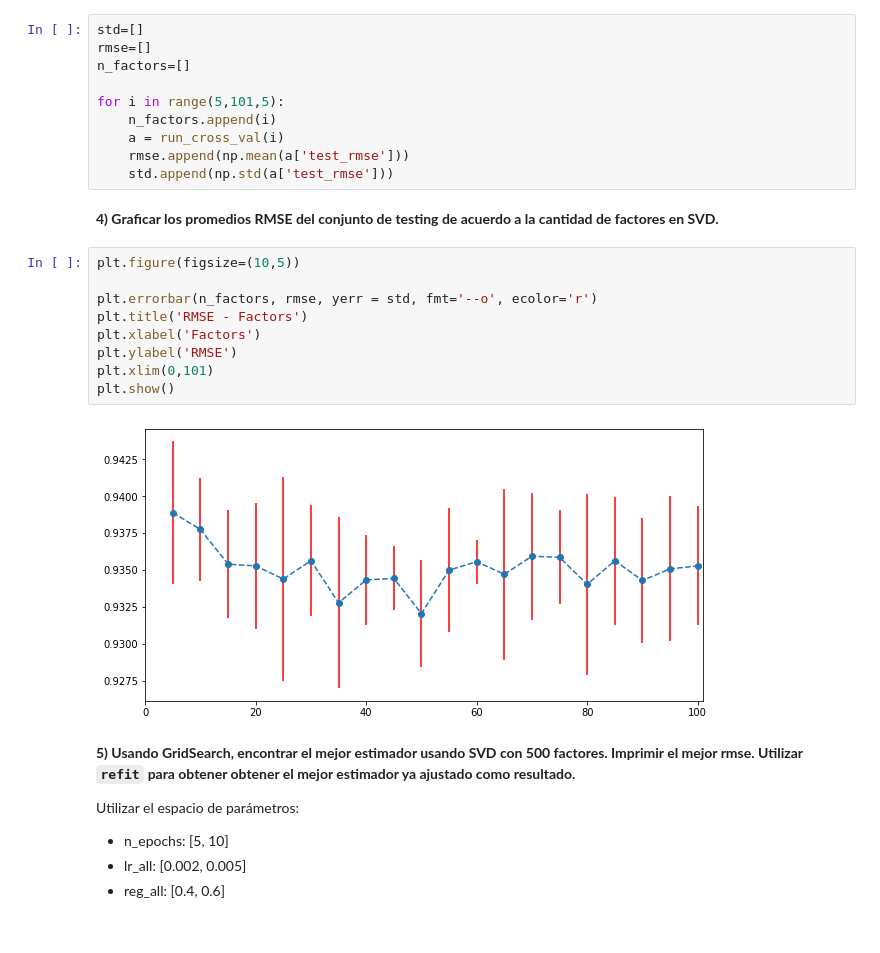
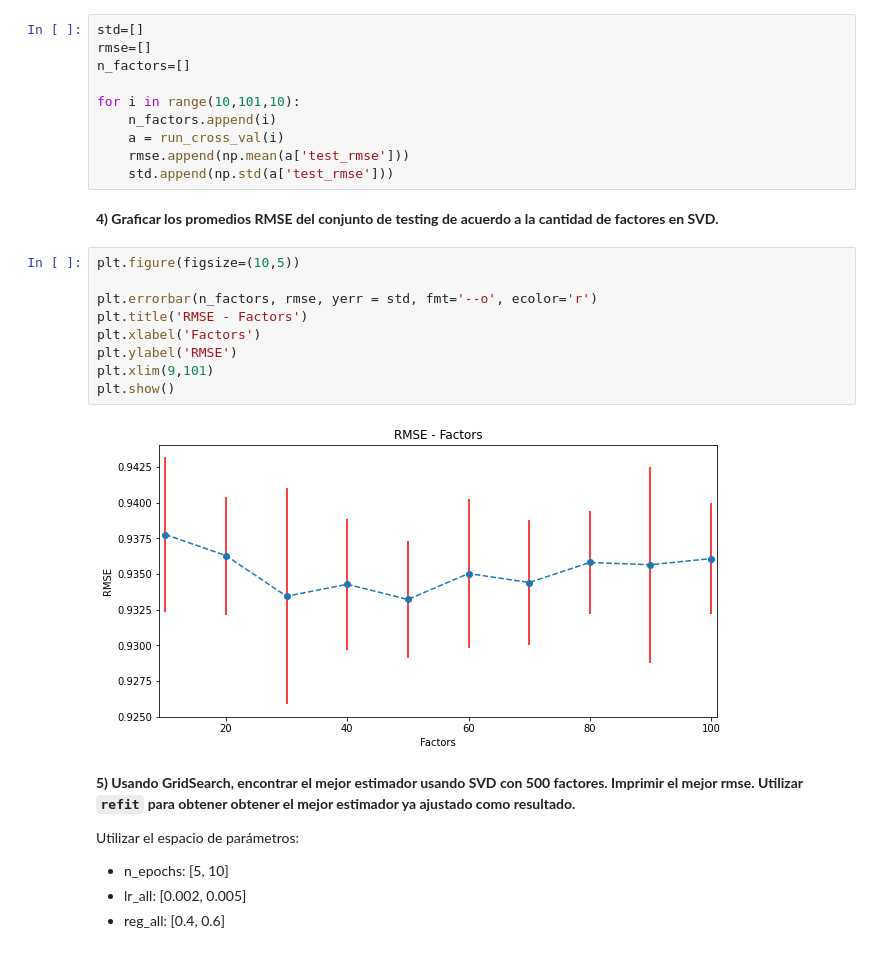
Before and after one commit to UribeAlejandro/Acamica_Curso_DS, a Jupyter notebook: 6_SistemaRecomendacion_Peliculas/Mov_Recom_Sys.ipynb, the cells around one changed output. Drawn from its saved outputs; the diff is of its cells as text.

```diff
--- a/6_SistemaRecomendacion_Peliculas/Mov_Recom_Sys.ipynb
+++ b/6_SistemaRecomendacion_Peliculas/Mov_Recom_Sys.ipynb
@@ -99,7 +222,7 @@ std=[]
 rmse=[]
 n_factors=[]
 
-for i in range(5,101,5):
+for i in range(10,101,10):
     n_factors.append(i)
     a = run_cross_val(i)
     rmse.append(np.mean(a['test_rmse']))
@@ -109,14 +232,14 @@ __4) Graficar los promedios RMSE del conjunto de testing de acuerdo a la cantida
 # %%
 plt.figure(figsize=(10,5))
 
 plt.errorbar(n_factors, rmse, yerr = std, fmt='--o', ecolor='r')
 plt.title('RMSE - Factors')
 plt.xlabel('Factors')
 plt.ylabel('RMSE')
-plt.xlim(0,101)
+plt.xlim(9,101)
 plt.show()
 # %% [output]
-[figure, old version]
+[figure, new version]
 # %% [markdown]
 __5) Usando GridSearch, encontrar el mejor estimador usando SVD con 500 factores. Imprimir el mejor rmse. Utilizar `refit` para obtener obtener el mejor estimador ya ajustado como resultado.__
 
```
Also changed, not shown: parts of 38 cells of this notebook, 2 other files.
